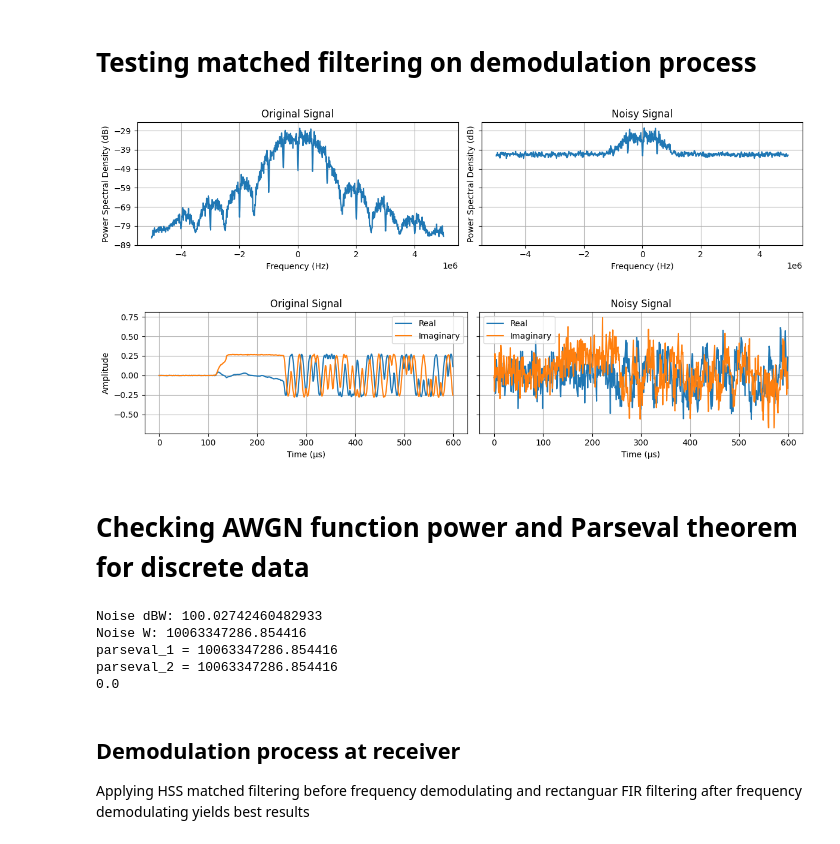
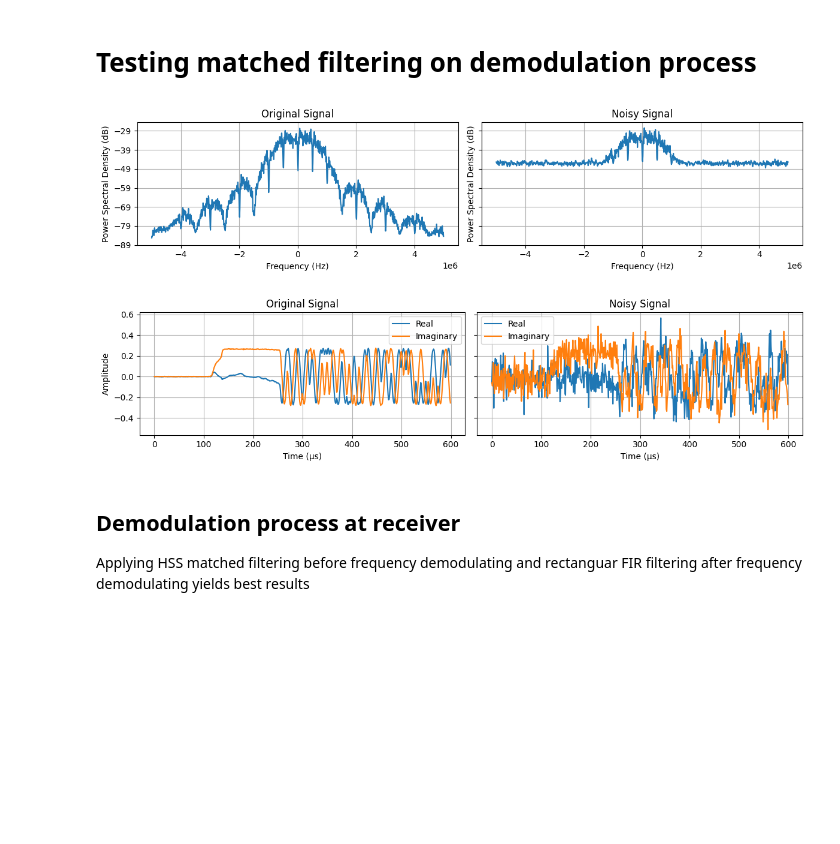
Before and after one commit to SDMote/SDR_projects, a Jupyter notebook: python_phy/802154_matched_filter_prototype.ipynb, the cells around one changed output. Cells and saved outputs as stored; diff of their text form; code cells hidden in the pictures; blank space fills up the shorter version.

Commit message:
AWGN from SNR. Fixes #14

```diff
--- a/python_phy/802154_matched_filter_prototype.ipynb
+++ b/python_phy/802154_matched_filter_prototype.ipynb
@@ -19,54 +19,35 @@ plt.close("all")
 # %%
 fs = 10e6  # Hz
 samples_per_chip = 5  # Samples per chip, 2 Mchip/s, but 1 Msym/s QPSK
 samples_per_symbol = 2 * samples_per_chip
+Rb = fs / samples_per_chip  # Baud rate
 filename = "802154_0dBm.dat"  # Open BLE file
 iq_samples = read_iq_data(f"../capture_nRF/data/new/{filename}")
 fsk_deviation_802154: float = 500e3  # Hz, when interpreting HSS O-QPSK as MSK
 
-noise_power = -10
-iq_samples_noisy = add_white_gaussian_noise(iq_samples, noise_power)
+desired_SNR = 10  # dB
+iq_samples_noisy = add_awgn_band_limited(iq_samples, desired_SNR, fs, bw=1.5 * Rb)  # 1.5Rb BW for MSK
 
 figsize = (12, 3)
 plot_periodograms(
     [iq_samples, iq_samples_noisy],
     fs=fs,
     titles=["Original Signal", "Noisy Signal"],
     figsize=figsize,
     NFFT=1024,
     horizontal=True,
 )
 time_interval = (6800, 7400)
 plot_complex_time(
     [iq_samples[time_interval[0] : time_interval[1]], iq_samples_noisy[time_interval[0] : time_interval[1]]],
     fs=fs,
     titles=["Original Signal", "Noisy Signal"],
     figsize=figsize,
     horizontal=True,
 )
 # %% [output]
-[figure, old version]
+[figure, new version]
-[figure, old version]
+[figure, new version]
-# %% [markdown]
-# Checking AWGN function power and Parseval theorem for discrete data
-# %%
-# Print to check AWGN function is working correctly
-noise = add_white_gaussian_noise(np.zeros(10000, np.complex64), noise_power=100)
-print(10 * np.log10(np.real(np.mean(noise * np.conjugate(noise)))))
-
-fouriery_2 = np.fft.fft(noise)
-N = len(noise)
-parseval_1 = np.real(np.sum(noise * np.conj(noise)))
-parseval_2 = np.sum(np.abs(fouriery_2) ** 2) / N
-print(parseval_1)
-print(parseval_2)
-print(np.real(parseval_1 - parseval_2))
-# %% [output]
-Noise dBW: 100.02742460482933
-Noise W: 10063347286.854416
-parseval_1 = 10063347286.854416
-parseval_2 = 10063347286.854416
-0.0
 # %% [markdown]
 ## Demodulation process at receiver
 Applying HSS matched filtering before frequency demodulating and rectanguar FIR filtering after frequency demodulating yields best results
```
Also changed, not shown: parts of 3 cells of this notebook, 2 other files.
